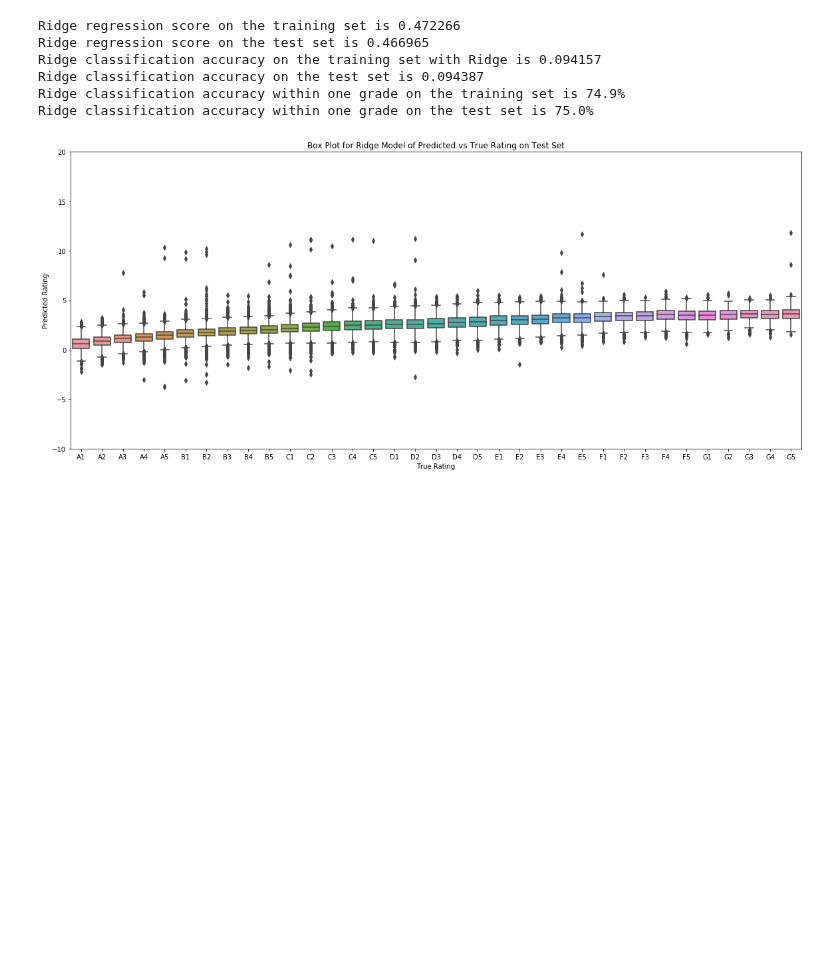
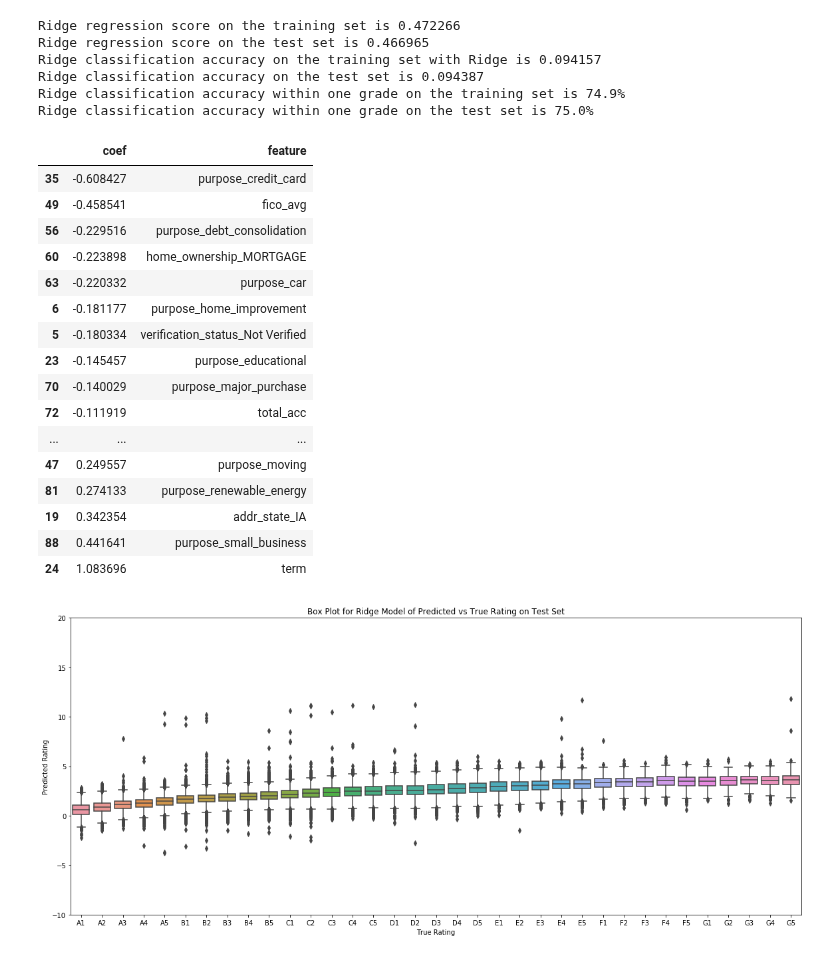
Before and after one commit to tmaounis/cs109a-LendingClub, a Jupyter notebook: models.ipynb, the cells around one changed output. Drawn from its saved outputs; the diff is of its cells as text; code cells hidden in the pictures; blank space fills up the shorter version.

Commit message:
coefs

```diff
--- a/models.ipynb
+++ b/models.ipynb
@@ -460,6 +403,29 @@ Ridge classification accuracy on the training set with Ridge is 0.094157
 Ridge classification accuracy on the test set is 0.094387
 Ridge classification accuracy within one grade on the training set is 74.9%
 Ridge classification accuracy within one grade on the test set is 75.0%
+# %%
+df_Ridge_coefs = pd.DataFrame()
+df_Ridge_coefs['coef'] = model_Ridge.coef_
+df_Ridge_coefs['feature'] = x_train.columns
+display_df(df_Ridge_coefs.sort_values(by='coef'), None)
+# %% [output]
+|  | coef | feature |
+| 35 | -0.608427 | purpose_credit_card |
+| 49 | -0.458541 | fico_avg |
+| 56 | -0.229516 | purpose_debt_consolidation |
+| 60 | -0.223898 | home_ownership_MORTGAGE |
+| 63 | -0.220332 | purpose_car |
+| 6 | -0.181177 | purpose_home_improvement |
+| 5 | -0.180334 | verification_status_Not Verified |
+| 23 | -0.145457 | purpose_educational |
+| 70 | -0.140029 | purpose_major_purchase |
+| 72 | -0.111919 | total_acc |
+| ... | ... | ... |
+| 47 | 0.249557 | purpose_moving |
+| 81 | 0.274133 | purpose_renewable_energy |
+| 19 | 0.342354 | addr_state_IA |
+| 88 | 0.441641 | purpose_small_business |
+| 24 | 1.083696 | term |
 # %%
 my_box_plot(y_test, Ridge_test_pred, "Ridge")
 # %% [output]
```
Also changed, not shown: parts of 8 cells of this notebook.
